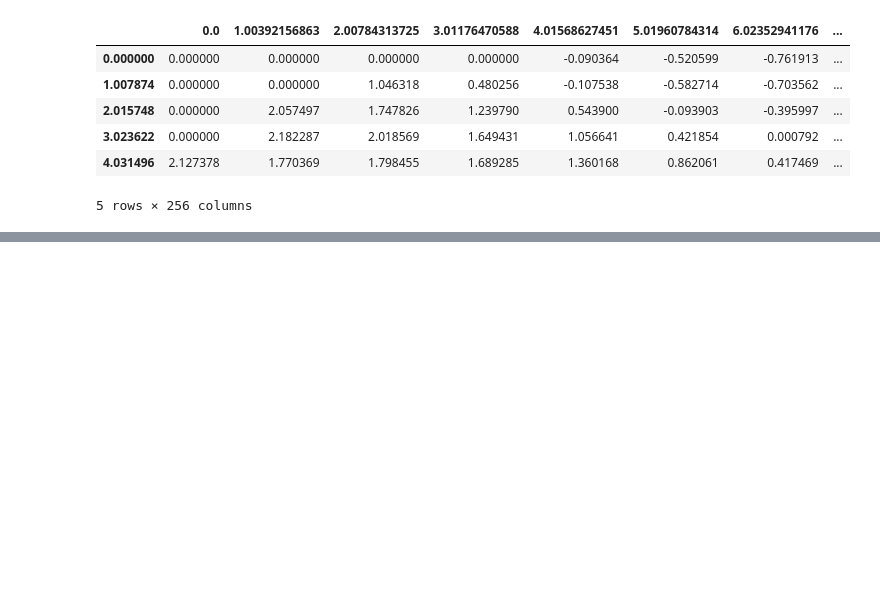
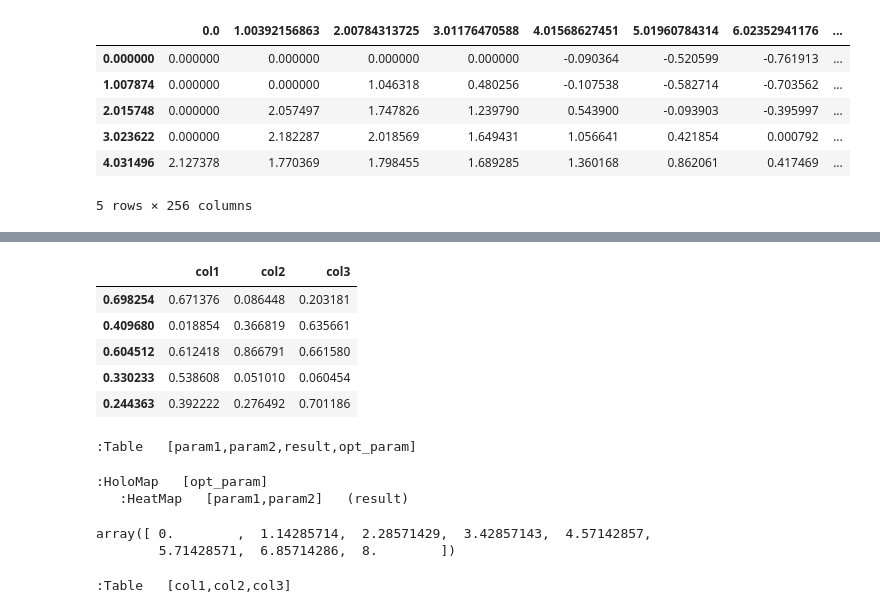
Before and after one commit to caddiezhang/pypostpiv-test, a Jupyter notebook: test-1cam/holoviews1.ipynb, the cells around one changed output, grey strips where cells are left out. Drawn from its saved outputs; the diff is of its cells as text; code cells hidden in the pictures; blank space fills up the shorter version.

```diff
--- a/test-1cam/holoviews1.ipynb
+++ b/test-1cam/holoviews1.ipynb
@@ -163,0 +178,58 @@ img * hv.QuadMesh(img)
+# %%
+a1 = np.random.rand(100)
+a2 = np.random.rand(100)
+a3 = np.random.rand(100)
+d = {'col1': a1, 'col2': a2, 'col3': a3}
+index = np.random.rand(100)
+df = pd.DataFrame(data = d, index = index)
+df.head()
+# %% [output]
+|  | col1 | col2 | col3 |
+| 0.698254 | 0.671376 | 0.086448 | 0.203181 |
+| 0.409680 | 0.018854 | 0.366819 | 0.635661 |
+| 0.604512 | 0.612418 | 0.866791 | 0.661580 |
+| 0.330233 | 0.538608 | 0.051010 | 0.060454 |
+| 0.244363 | 0.392222 | 0.276492 | 0.701186 |
+# %%
+def f(param1, param2, opt_param=0):
+    result = param1 + param2
+    result += np.random.randn() * opt_param
+    return {'param1': param1, 'param2': param2,
+            'result': result, 'opt_param': opt_param}
+param1 = np.logspace(0, 1)
+param2 = np.logspace(0, 1)
+opt_param = np.linspace(0, 1, num=5)
+
+data = [f(p1, p2, opt_param=op)
+        for p1 in param1 for p2 in param2 for op in opt_param]
+df = pd.DataFrame(data)
+# ignore extra columns to holoviews doesn't show extra sliders
+to_keep = ['param1', 'param2', 'result', 'opt_param']
+table = hv.Table(df[to_keep])
+
+table
+# %% [output]
+:Table   [param1,param2,result,opt_param]
+# %%
+%%opts HeatMap (cmap='viridis') [tools=['hover'] xticks=10 yticks=5 colorbar=True toolbar='above' logx=True show_title=False]
+%%output filename="holoviews" fig="html"
+table.to.heatmap(kdims=['param1', 'param2'], vdims='result')
+# %% [output]
+:HoloMap   [opt_param]
+   :HeatMap   [param1,param2]   (result)
+# %%
+x = np.array([[1, 2, 3, 23], [4, 5, 6, 10]])
+m,n = x.shape
+a = []
+b = []
+c = []
+for i in range(m):
+    for j in range(n):
+        c.append(x[i,j])
+        a.append(i)
+        b.append(j)
+q = np.linspace(0,8,8)
+q
+# %% [output]
+array([ 0.        ,  1.14285714,  2.28571429,  3.42857143,  4.57142857,
+        5.71428571,  6.85714286,  8.        ])
@@ -163,0 +240,6 @@ img * hv.QuadMesh(img)
+# %%
+#to_keep = ['col1', 'col2', 'col3']
+table = hv.Table(df)
+table
+# %% [output]
+:Table   [col1,col2,col3]
```
Also changed, not shown: parts of 11 cells of this notebook, 8 other files.
